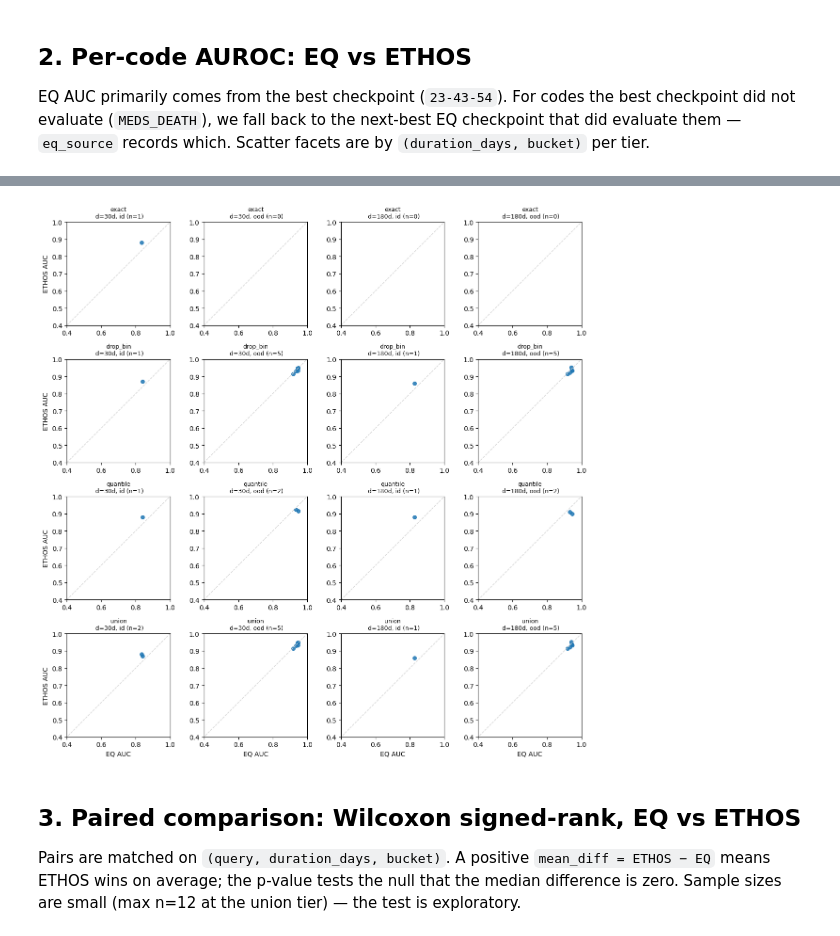
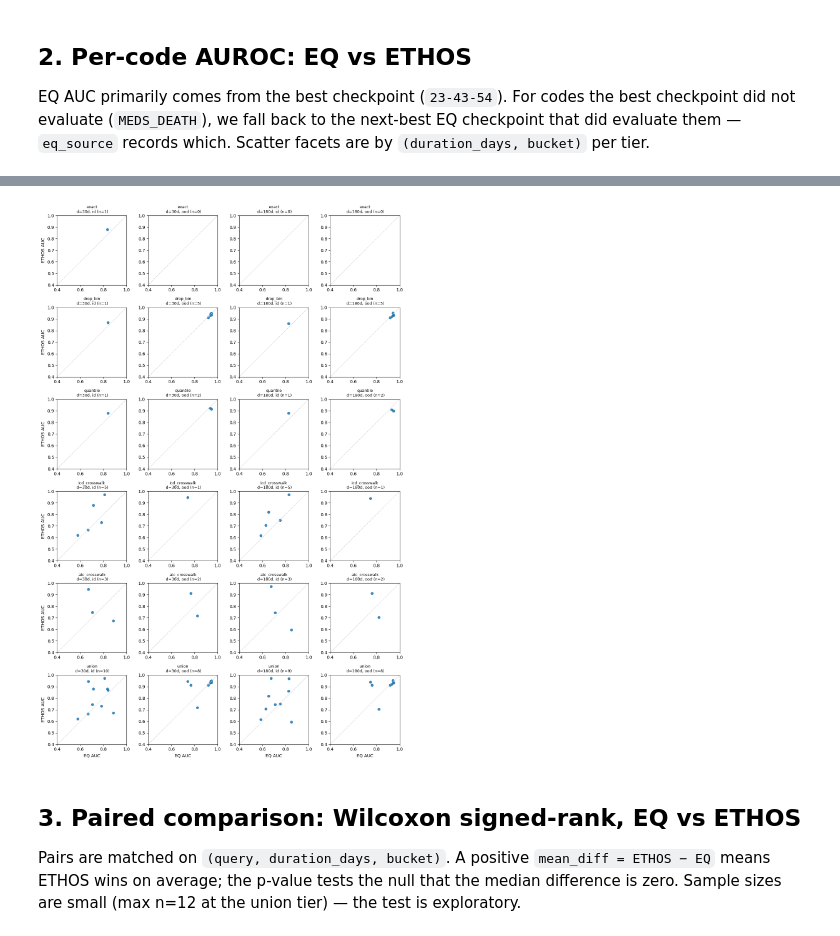
Before and after one commit to mmcdermott/EveryQuery-conditional, a Jupyter notebook: src/every_query/paper_experiments/ethos/comparison.ipynb, the cells around one changed output, grey strips where cells are left out. Saved outputs shown, nothing was run; the diff lists cells and outputs as text; code cells hidden in the pictures.

```diff
--- a/src/every_query/paper_experiments/ethos/comparison.ipynb
+++ b/src/every_query/paper_experiments/ethos/comparison.ipynb
@@ -174,26 +177,29 @@ Joined rows: 32 | with best ckpt: 30 | fallback: 2
 # %%
-tiers = ['exact', 'drop_bin', 'quantile', 'union']
+# Tier display order: primary tiers first (exact, drop_bin, quantile, crosswalks), then union as the per-code OR.
+primary_tier_order = ['exact', 'drop_bin', 'quantile', 'icd_crosswalk', 'atc_crosswalk']
+available_tiers = sorted(merged['tier'].unique().to_list())
+tiers = [t for t in primary_tier_order if t in available_tiers] + (['union'] if 'union' in available_tiers else [])
 durations = sorted(merged['duration_days'].unique().to_list())
 buckets = ['id', 'ood']
 fig, axes = plt.subplots(len(tiers), len(durations) * len(buckets), figsize=(3.0 * len(durations) * len(buckets), 3.0 * len(tiers)), squeeze=False)
 for r, tier in enumerate(tiers):
     for cdi, d in enumerate(durations):
         for bi, b in enumerate(buckets):
             c = cdi * len(buckets) + bi
             ax = axes[r, c]
             sub = merged.filter((pl.col('tier') == tier) & (pl.col('duration_days') == d) & (pl.col('bucket') == b)).to_pandas()
             sub = sub.dropna(subset=['eq_auc', 'ethos_auc'])
             ax.plot([0, 1], [0, 1], color='lightgray', lw=1, ls='--')
             ax.scatter(sub['eq_auc'], sub['ethos_auc'], s=30, alpha=0.85)
             ax.set_xlim(0.4, 1.0); ax.set_ylim(0.4, 1.0)
             ax.set_aspect('equal')
             ax.set_title(f'{tier}\n d={d}d, {b} (n={len(sub)})', fontsize=9)
             if c == 0: ax.set_ylabel('ETHOS AUC')
             if r == len(tiers) - 1: ax.set_xlabel('EQ AUC')
 plt.tight_layout()
 plt.show()
 # %% [output]
-[figure, old version]
+[figure, new version]
 # %% [markdown]
 ## 3. Paired comparison: Wilcoxon signed-rank, EQ vs ETHOS
 
```
Also changed, not shown: parts of 9 cells of this notebook, 4 other files.
